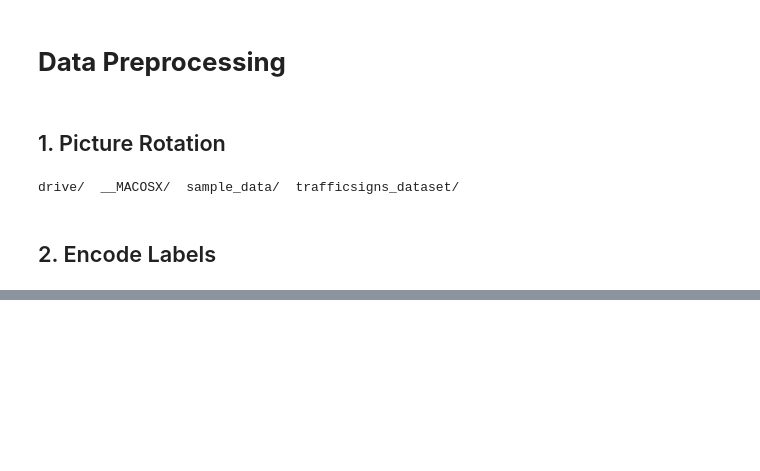
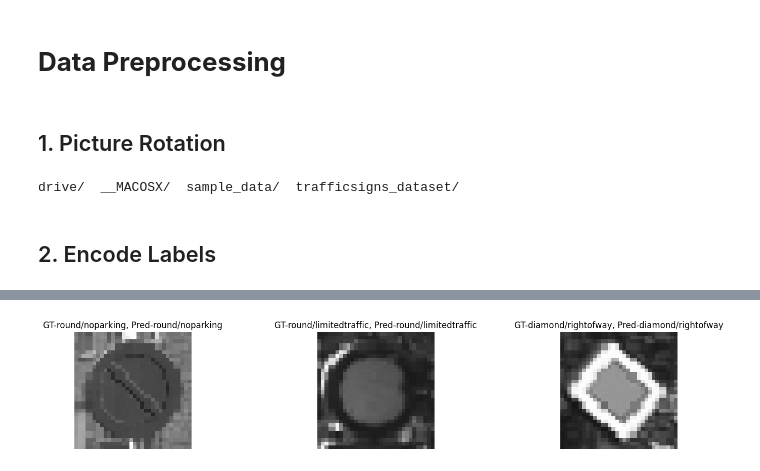
Before and after one commit to Faith927/BelgiumTS-Classification, a Jupyter notebook: A2_TrafficSigns.ipynb, the cells around one changed output, grey strips where cells are left out. Drawn from its saved outputs; the diff is of its cells as text; code cells hidden in the pictures; blank space fills up the shorter version.

```diff
--- a/A2_TrafficSigns.ipynb
+++ b/A2_TrafficSigns.ipynb
@@ -321,0 +417,40 @@ plt.imshow(X[200])
+# %%
+sign_labels = {
+    'diamond/rightofway':0,
+ 'hex/stop':1,
+ 'round/bicycle':2,
+ 'round/limitedtraffic':3,
+ 'round/noentry':4,
+ 'round/noparking':5,
+ 'round/roundabout':6,
+ 'round/speed':7,
+ 'round/trafficdirective':8,
+ 'round/traveldirection':9,
+ 'square/continue':10,
+ 'square/crossing':11,
+ 'square/laneend':12,
+ 'square/parking':13,
+ 'triangle/giveway':14,
+ 'triangle/warning':15
+}
+# %%
+import numpy as np
+
+d_inv = {v: k for k, v in sign_labels.items()}
+plt.figure(figsize=(30,3))
+batches = 0
+for x,y in test_generator:
+        batches = batches + 1
+        y_hat = model.predict(x, verbose=0)
+        x = np.squeeze(x)
+        if batches < 4:
+            plt.subplot(1,5,batches)
+            plt.imshow(x)
+            plt.title("GT-{}, Pred-{}".format(d_inv[np.argmax(y[0])], d_inv[np.argmax(y_hat[0])] ))
+
+        else:
+            break
+
+        plt.axis('off')
+# %% [output]
+[figure, added]
```
Also changed, not shown: parts of 29 cells of this notebook.
